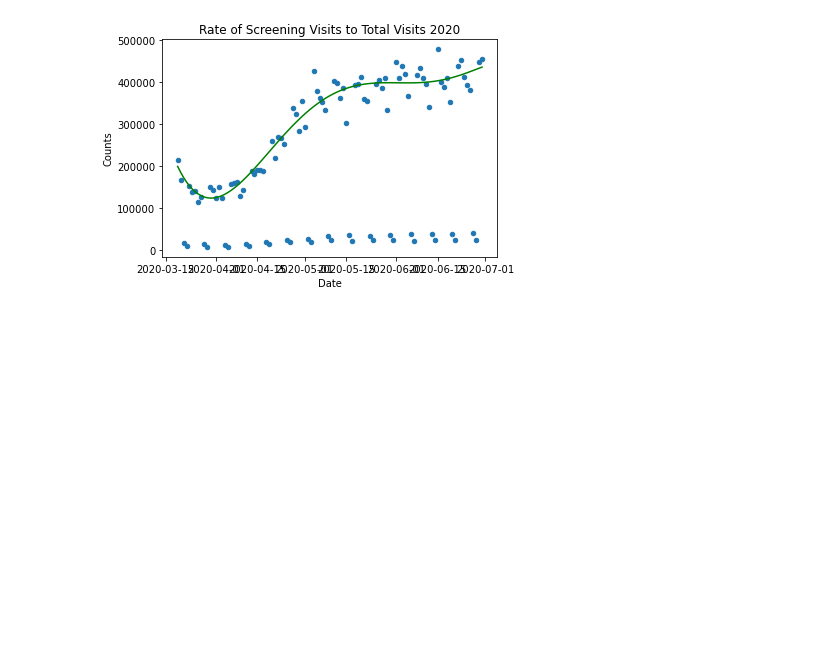
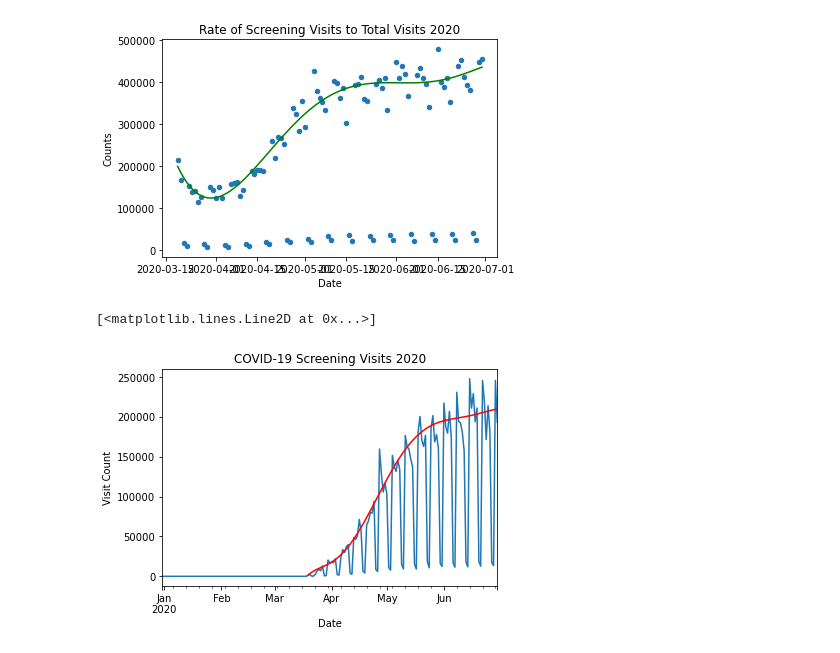
Before and after one commit to msprijatelj/Phreesia-Take-Home, a Jupyter notebook: Solutions/problem_nb.ipynb, the cells around one changed output. Cells and saved outputs as stored; diff of their text form; code cells hidden in the pictures; blank space fills up the shorter version.

Commit message:
finalize submission

```diff
--- a/Solutions/problem_nb.ipynb
+++ b/Solutions/problem_nb.ipynb
@@ -99,9 +108,14 @@ x = weekdayVisitDf.index
 y = weekdayVisitDf['Counts']
 wkDay_popt, wkDay_pcov = curve_fit(polyFnOrd4, x, y)
 
-poly = np.polyfit(x, y, 6)
+poly, poly_cov = np.polyfit(x, y, 6, cov=True)
+poly, poly_cov = curve_fit(polyOrd6Fn, x, y)
+poly_perr = np.sqrt(np.diag(poly_cov))
 
 yWkDayFit = np.polyval(poly, cleanedVisitDf.index)
+
+
+
 visitPlot = cleanedVisitDf.plot(
     x='Date',
     y='Counts',
@@ -123,0 +136,17 @@ finalFit = yWkDayFit*yPolyFit
+# %%
+finalFit = yWkDayFit*yPolyFit/100
+
+screenDf.plot(
+    x='Date',
+    y='Counts',
+    legend=False,
+    ylabel='Visit Count',
+    title="COVID-19 Screening Visits 2020"
+).plot(
+    cleanedVisitDf['Date'],
+    finalFit,
+    color='red'
+)
+# %% [output]
+[<matplotlib.lines.Line2D at 0x...>]
+[figure, added]
```
Also changed, not shown: parts of 7 cells of this notebook, 3 other files.
